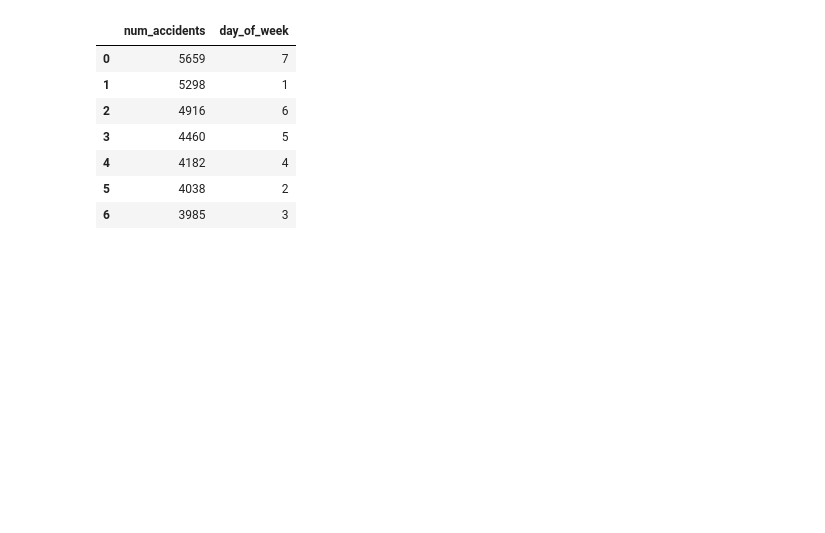
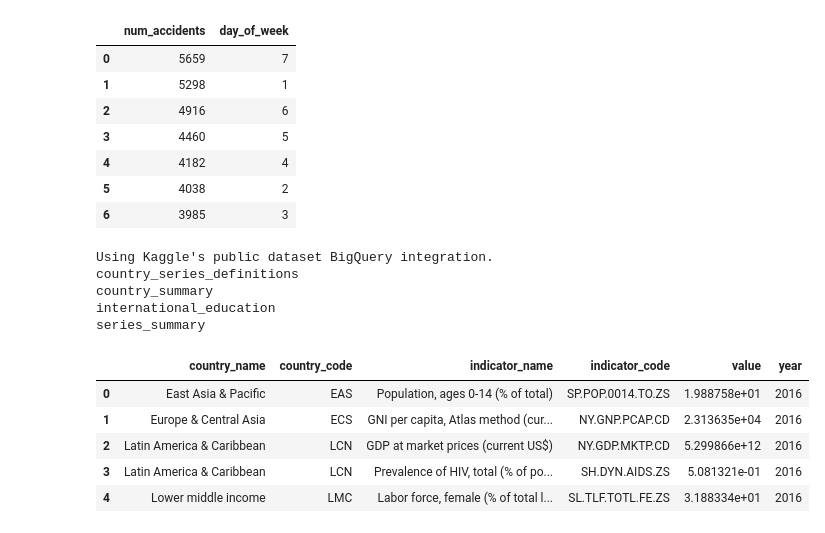
Before and after one commit to karthigeyan0312/My_Kaggle_Practice_Exercises, a Jupyter notebook: sql-with-bigquery.ipynb, the cells around one changed output. Saved outputs shown, nothing was run; the diff lists cells and outputs as text; code cells hidden in the pictures; blank space fills up the shorter version.

Commit message:
Kaggle Notebook | SQL with BigQuery | Version 6

```diff
--- a/sql-with-bigquery.ipynb
+++ b/sql-with-bigquery.ipynb
@@ -369,3 +369,32 @@ accidents_by_day
 | 4 | 4182 | 4 |
 | 5 | 4038 | 2 |
 | 6 | 3985 | 3 |
+# %%
+from google.cloud import bigquery
+client = bigquery.Client()
+
+dataset_ref = client.dataset('world_bank_intl_education', project='bigquery-public-data')
+dataset = client.get_dataset(dataset_ref)
+
+tables = list(client.list_tables(dataset))
+
+for table in tables:
+    print(table.table_id)
+# %% [output]
+Using Kaggle's public dataset BigQuery integration.
+country_series_definitions
+country_summary
+international_education
+series_summary
+# %%
+table_ref = dataset_ref.table('international_education')
+table = client.get_table(table_ref)
+
+client.list_rows(table, max_results=5).to_dataframe()
+# %% [output]
+|  | country_name | country_code | indicator_name | indicator_code | value | year |
+| 0 | East Asia & Pacific | EAS | Population, ages 0-14 (% of total) | SP.POP.0014.TO.ZS | 1.988758e+01 | 2016 |
+| 1 | Europe & Central Asia | ECS | GNI per capita, Atlas method (cur... | NY.GNP.PCAP.CD | 2.313635e+04 | 2016 |
+| 2 | Latin America & Caribbean | LCN | GDP at market prices (current US$) | NY.GDP.MKTP.CD | 5.299866e+12 | 2016 |
+| 3 | Latin America & Caribbean | LCN | Prevalence of HIV, total (% of po... | SH.DYN.AIDS.ZS | 5.081321e-01 | 2016 |
+| 4 | Lower middle income | LMC | Labor force, female (% of total l... | SL.TLF.TOTL.FE.ZS | 3.188334e+01 | 2016 |
```
